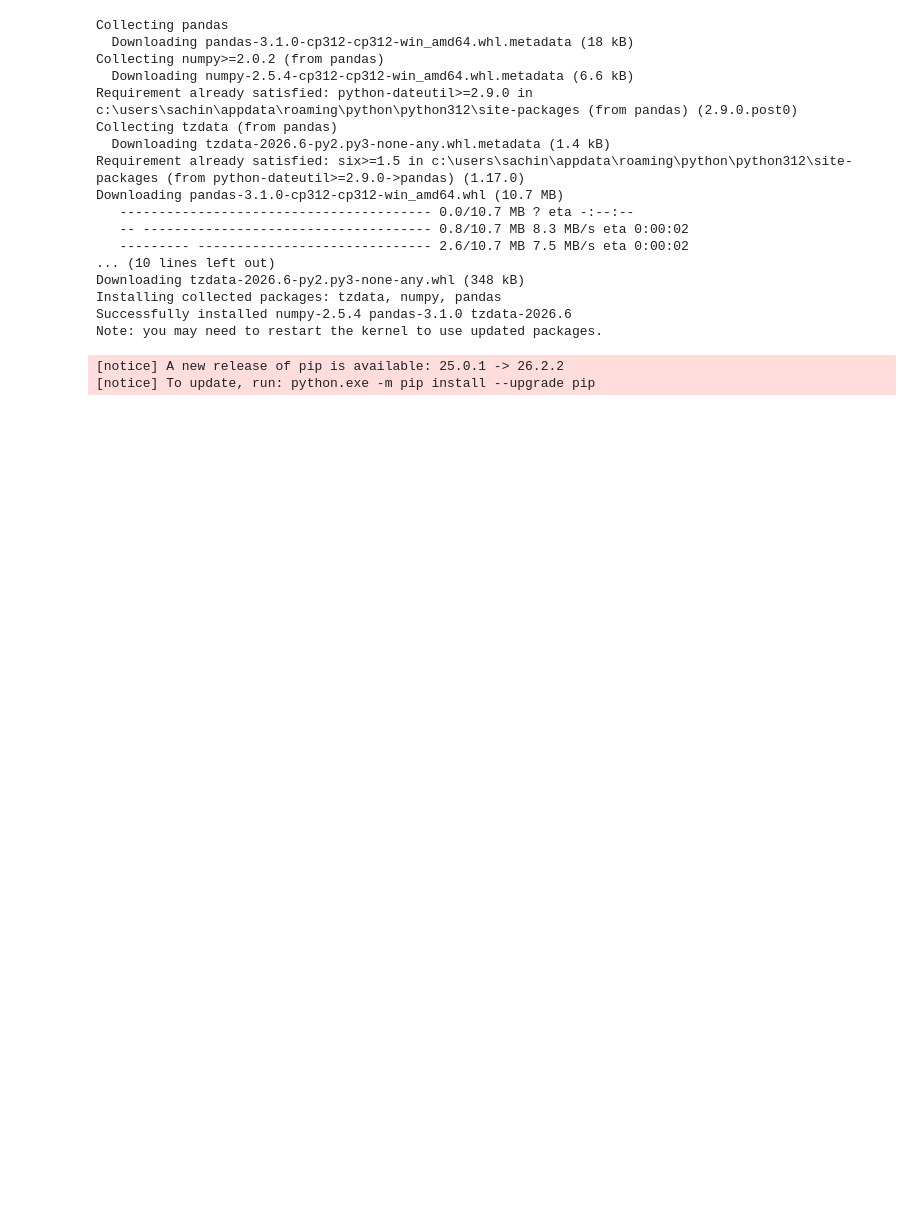
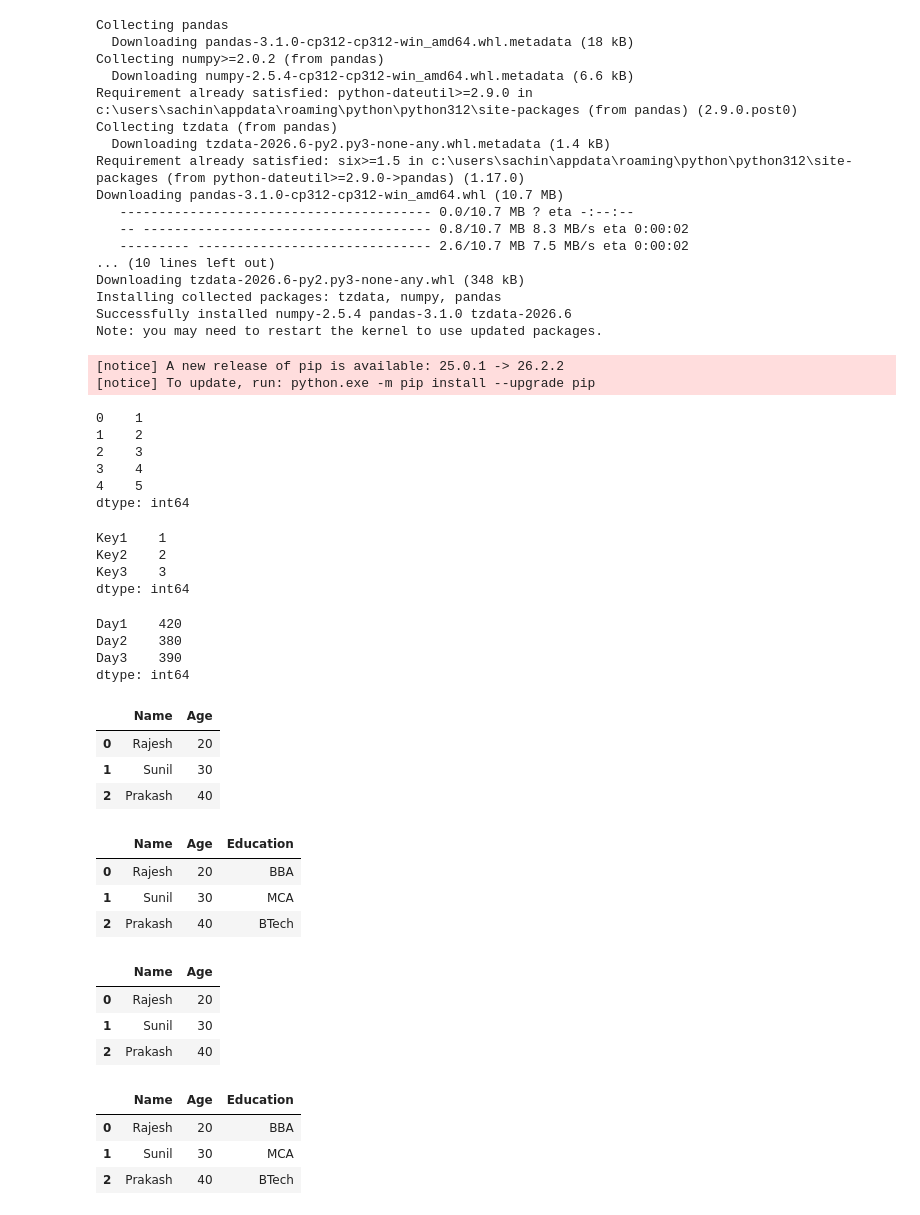
Before and after one commit to Sachin09labade/PythonPracticeEthans, a Jupyter notebook: Data Manipulation Pandas/Pandas_Level_01.ipynb, the cells around one changed output. Drawn from its saved outputs; the diff is of its cells as text; code cells hidden in the pictures; blank space fills up the shorter version.

```diff
--- a/Data Manipulation Pandas/Pandas_Level_01.ipynb
+++ b/Data Manipulation Pandas/Pandas_Level_01.ipynb
@@ -20,3 +21,83 @@ Successfully installed numpy-2.5.4 pandas-3.1.0 tzdata-2026.6
 Note: you may need to restart the kernel to use updated packages.
 [notice] A new release of pip is available: 25.0.1 -> 26.2.2
 [notice] To update, run: python.exe -m pip install --upgrade pip
+# %%
+#example of series (pass either list or tuple)
+import pandas as pd
+List_01=[1,2,3,4,5]
+Series=pd.Series(List_01)
+Series
+# %% [output]
+0    1
+1    2
+2    3
+3    4
+4    5
+dtype: int64
+# %%
+#example of series using dictionary
+Data_01={"Key1":1,"Key2":2,"Key3":3}
+Data_01
+pd.Series(Data_01)
+# %% [output]
+Key1    1
+Key2    2
+Key3    3
+dtype: int64
+# %%
+#creating series using dictinary pandas (new data)
+calories = {"Day1": 420, "Day2": 380, "Day3": 390}
+calSeries = pd.Series(calories)
+calSeries
+# %% [output]
+Day1    420
+Day2    380
+Day3    390
+dtype: int64
+# %%
+#example of dataframe using dictionary (2 columns)
+new_dict={'Name':["Rajesh","Sunil","Prakash"],
+          'Age':[20,30,40]}
+df=pd.DataFrame(new_dict)
+df
+# %% [output]
+|  | Name | Age |
+| 0 | Rajesh | 20 |
+| 1 | Sunil | 30 |
+| 2 | Prakash | 40 |
+# %%
+#example of dataframe using dictionary (3 Columns)
+new_dict={'Name':["Rajesh","Sunil","Prakash"],
+          'Age':[20,30,40],
+          'Education':["BBA","MCA","BTech"]}
+df=pd.DataFrame(new_dict)
+df
+# %% [output]
+|  | Name | Age | Education |
+| 0 | Rajesh | 20 | BBA |
+| 1 | Sunil | 30 | MCA |
+| 2 | Prakash | 40 | BTech |
+# %%
+#example of dataframe using list (2 Columns)
+new_list=[["Rajesh",20],
+          ["Sunil",30],
+          ["Prakash",40]]
+df=pd.DataFrame(new_list,columns=["Name","Age"])
+df
+# %% [output]
+|  | Name | Age |
+| 0 | Rajesh | 20 |
+| 1 | Sunil | 30 |
+| 2 | Prakash | 40 |
+# %%
+#example of dataframe using list (3 Columns)
+new_list=[["Rajesh",20,"BBA"],
+          ["Sunil",30,"MCA"],
+          ["Prakash",40,"BTech"]]
+df=pd.DataFrame(new_list,columns=["Name","Age","Education"])
+df
+# %% [output]
+|  | Name | Age | Education |
+| 0 | Rajesh | 20 | BBA |
+| 1 | Sunil | 30 | MCA |
+| 2 | Prakash | 40 | BTech |
```
Also changed, not shown: parts of 21 cells of this notebook.
